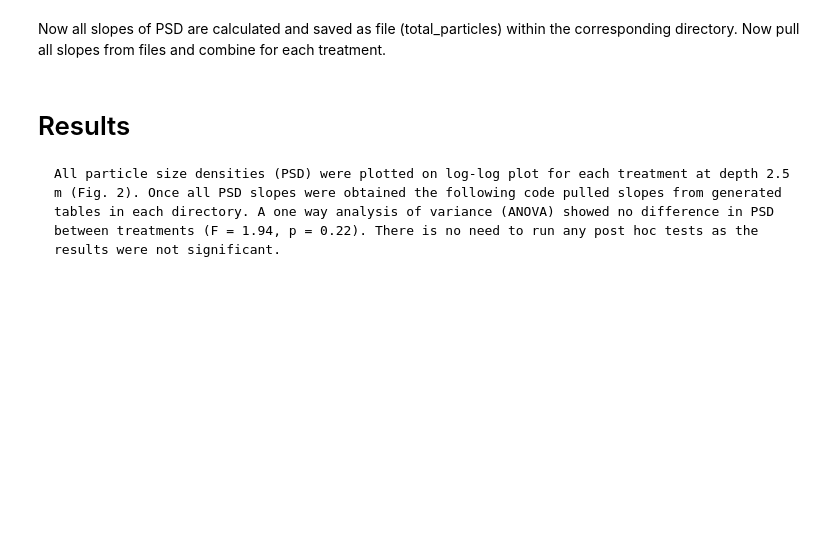
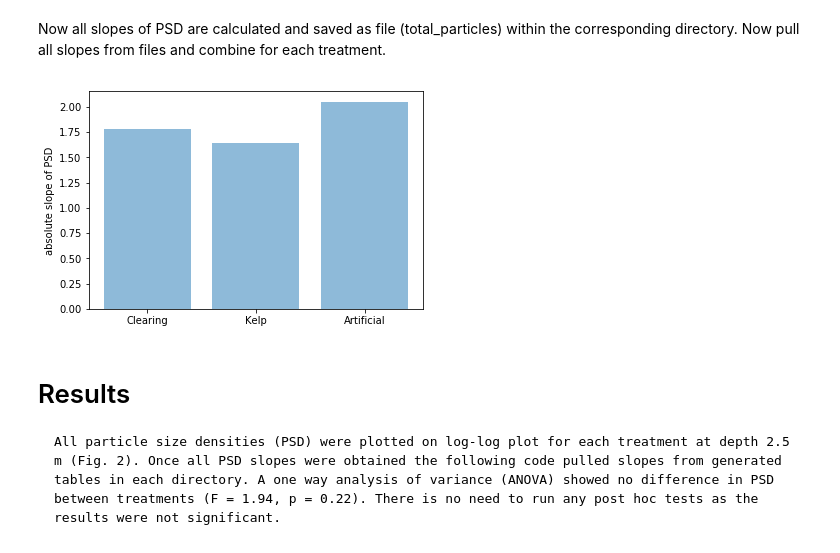
Before and after one commit to Src65/PSD-analysis-, a Jupyter notebook: Particle Size Distribution.ipynb, the cells around one changed output. Drawn from its saved outputs; the diff is of its cells as text; code cells hidden in the pictures; blank space fills up the shorter version.

```diff
--- a/Particle Size Distribution.ipynb
+++ b/Particle Size Distribution.ipynb
@@ -172,3 +169,20 @@ scipy.stats.f_oneway(Clearing,Kelp,Artificial) #gives the F-stat and P-value
+# %%
+# run a one-way ANOVA
+scipy.stats.f_oneway(Clearing,Kelp,Artificial) #gives the F-stat and P-value
+
+# graph of mean PSD slope between treaments
+Group = ['Clearing', 'Kelp', 'Artificial']
+y_pos = np.arange(len(Group))
+x = np.absolute([np.mean(Clearing), np.mean(Kelp), np.mean(Artificial)])
+#all_data = [Clearing, Kelp, Artificial]
+plt.figure()
+plt.bar(y_pos, x, align='center', alpha=0.5 )
+plt.xticks(y_pos, Group)
+plt.ylabel('absolute slope of PSD')
+plt.savefig('PSD_bar')
+plt.show()
+# %% [output]
+[figure, added]
 # %% [markdown]
 # Results
 
```
Also changed, not shown: parts of 1 cell of this notebook.
